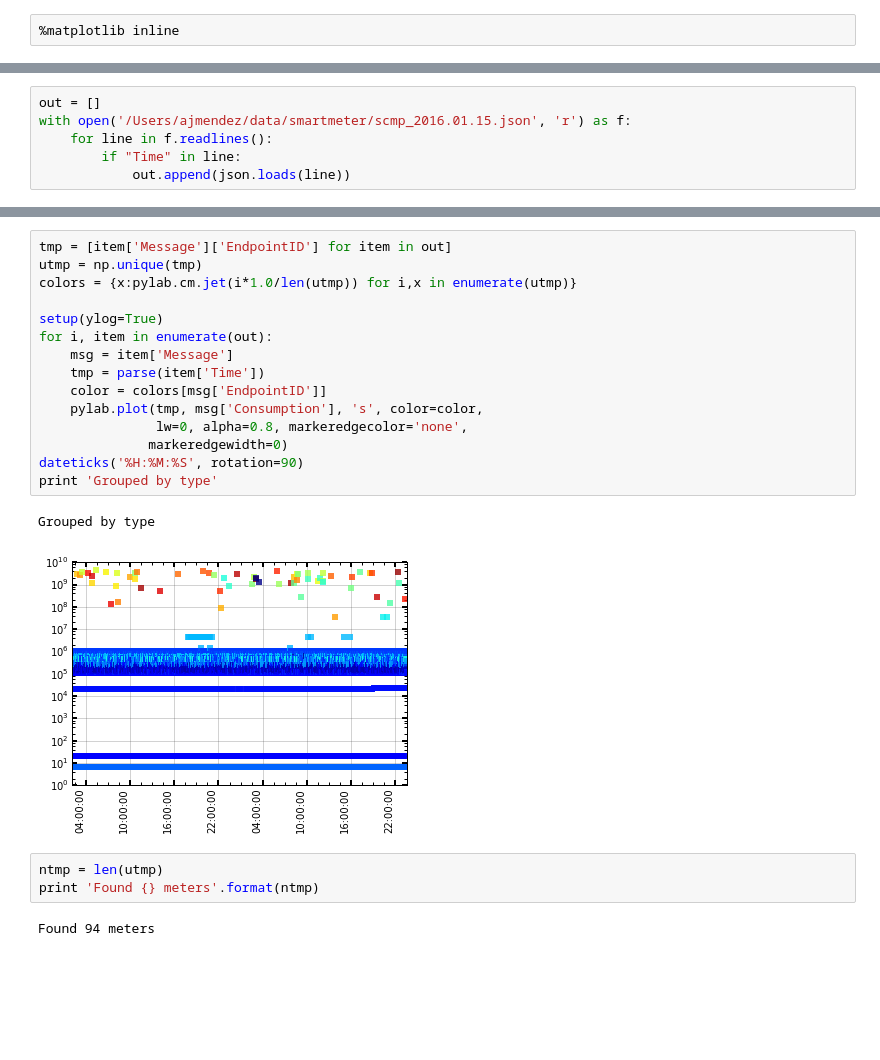
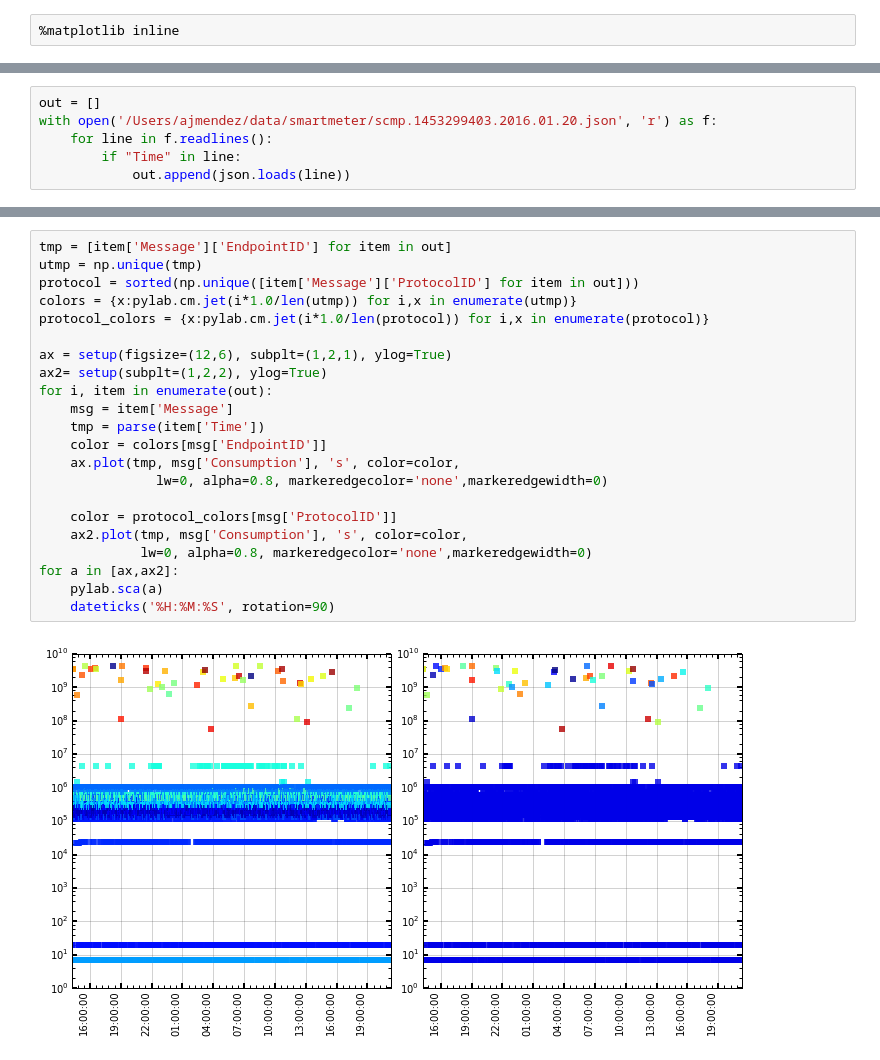
Before and after one commit to ajmendez/smartmeter, a Jupyter notebook: notebook/rtlamr.ipynb, the cells around one changed output, grey strips where cells are left out. Drawn from its saved outputs; the diff is of its cells as text; blank space fills up the shorter version.

Commit message:
update notebook with better data

```diff
--- a/notebook/rtlamr.ipynb
+++ b/notebook/rtlamr.ipynb
@@ -8,7 +10,7 @@ from dateutil.parser import parse
 from pysurvey.plot import setup, icolorbar, dateticks
 # %%
 out = []
-with open('/Users/ajmendez/data/smartmeter/scmp_2016.01.15.json', 'r') as f:
+with open('/Users/ajmendez/data/smartmeter/scmp.1453299403.2016.01.20.json', 'r') as f:
     for line in f.readlines():
         if "Time" in line:
             out.append(json.loads(line))
@@ -23,23 +25,24 @@ for i, item in enumerate(out):
 # %%
 tmp = [item['Message']['EndpointID'] for item in out]
 utmp = np.unique(tmp)
+protocol = sorted(np.unique([item['Message']['ProtocolID'] for item in out]))
 colors = {x:pylab.cm.jet(i*1.0/len(utmp)) for i,x in enumerate(utmp)}
+protocol_colors = {x:pylab.cm.jet(i*1.0/len(protocol)) for i,x in enumerate(protocol)}
 
-setup(ylog=True)
+ax = setup(figsize=(12,6), subplt=(1,2,1), ylog=True)
+ax2= setup(subplt=(1,2,2), ylog=True)
 for i, item in enumerate(out):
     msg = item['Message']
     tmp = parse(item['Time'])
     color = colors[msg['EndpointID']]
-    pylab.plot(tmp, msg['Consumption'], 's', color=color,
-               lw=0, alpha=0.8, markeredgecolor='none',
-              markeredgewidth=0)
-dateticks('%H:%M:%S', rotation=90)
-print 'Grouped by type'
+    ax.plot(tmp, msg['Consumption'], 's', color=color,
+               lw=0, alpha=0.8, markeredgecolor='none',markeredgewidth=0)
+
+    color = protocol_colors[msg['ProtocolID']]
+    ax2.plot(tmp, msg['Consumption'], 's', color=color,
+             lw=0, alpha=0.8, markeredgecolor='none',markeredgewidth=0)
+for a in [ax,ax2]:
+    pylab.sca(a)
+    dateticks('%H:%M:%S', rotation=90)
 # %% [output]
-Grouped by type
-[figure, old version]
+[figure, new version]
-# %%
-ntmp = len(utmp)
-print 'Found {} meters'.format(ntmp)
-# %% [output]
-Found 94 meters
```
Also changed, not shown: parts of 10 cells of this notebook.
